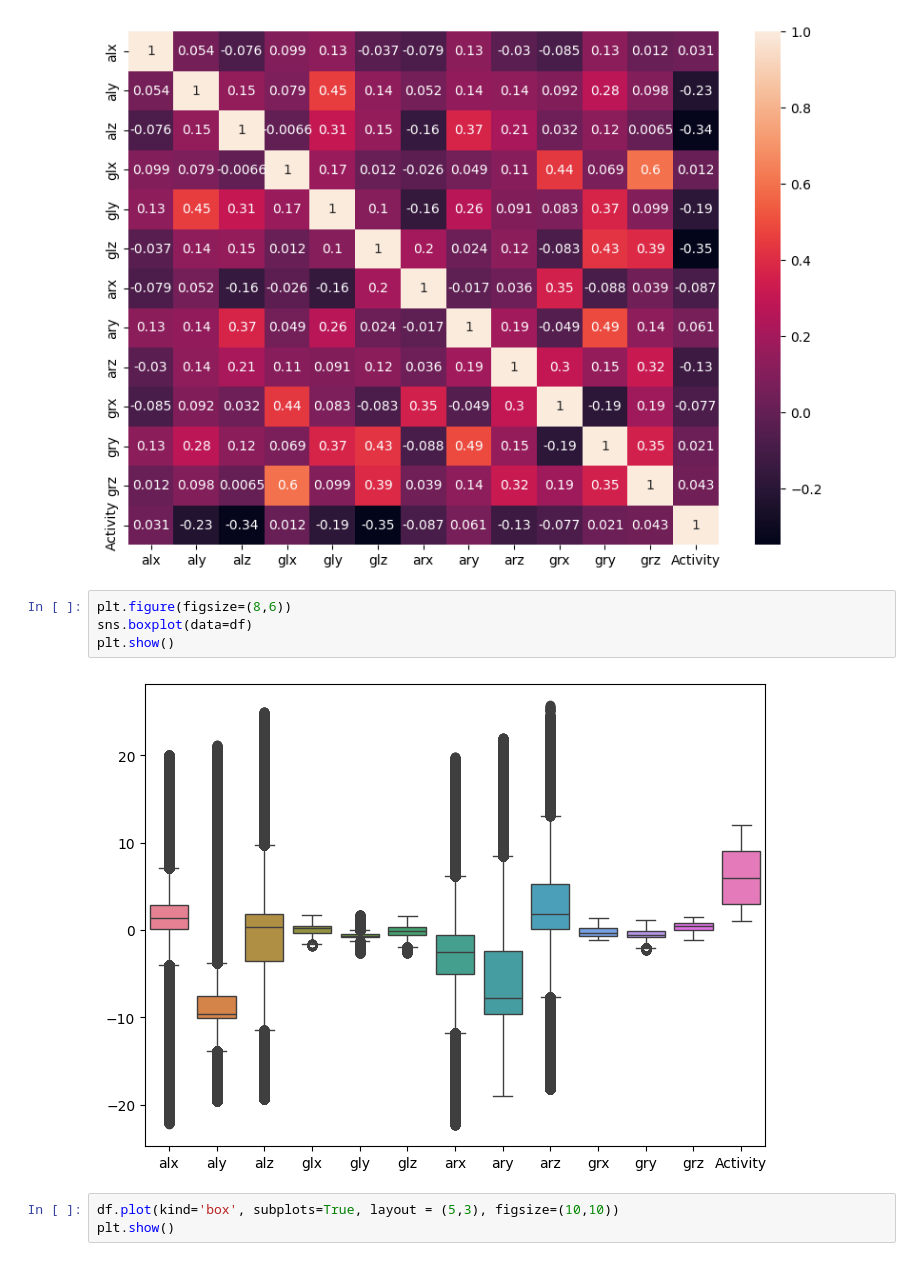
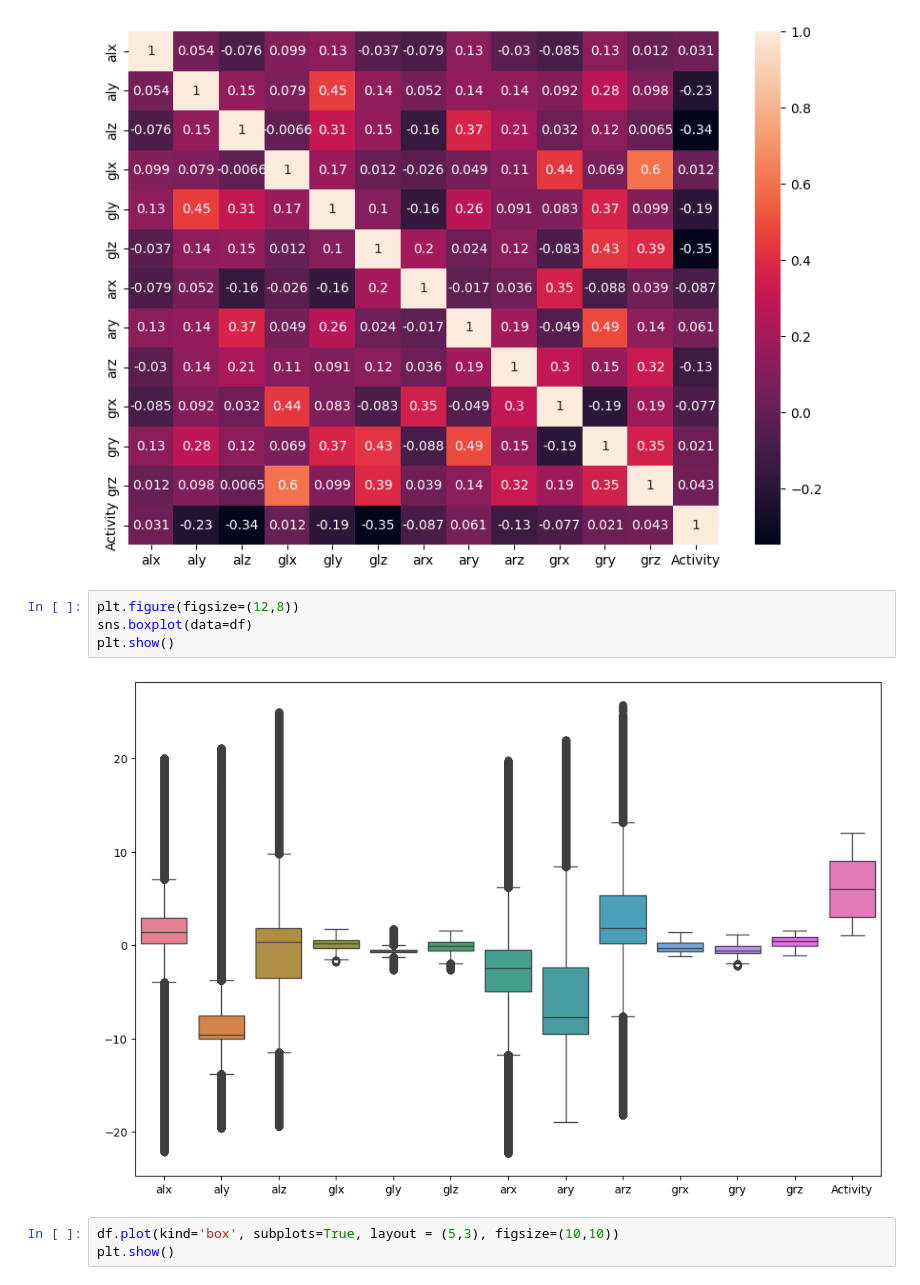
Before and after one commit to hannanote/Mobile_Health_Human_Behavior_Analysis_Project, a Jupyter notebook: MOBILE_HEALTH.ipynb, the cells around one changed output. Cells and saved outputs as stored; diff of their text form.

```diff
--- a/MOBILE_HEALTH.ipynb
+++ b/MOBILE_HEALTH.ipynb
@@ -352,11 +352,11 @@ plt.show()
 # %% [output]
 [figure]
 # %%
-plt.figure(figsize=(8,6))
+plt.figure(figsize=(12,8))
 sns.boxplot(data=df)
 plt.show()
 # %% [output]
-[figure, old version]
+[figure, new version]
 # %%
 df.plot(kind='box', subplots=True, layout = (5,3), figsize=(10,10))
 plt.show()
```
Also changed, not shown: parts of 41 cells of this notebook.
